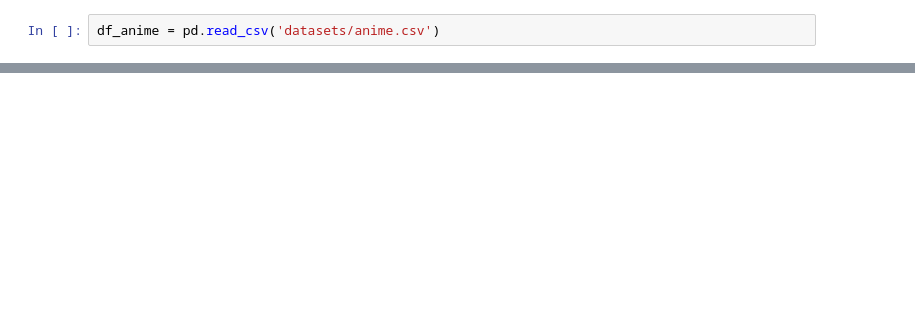
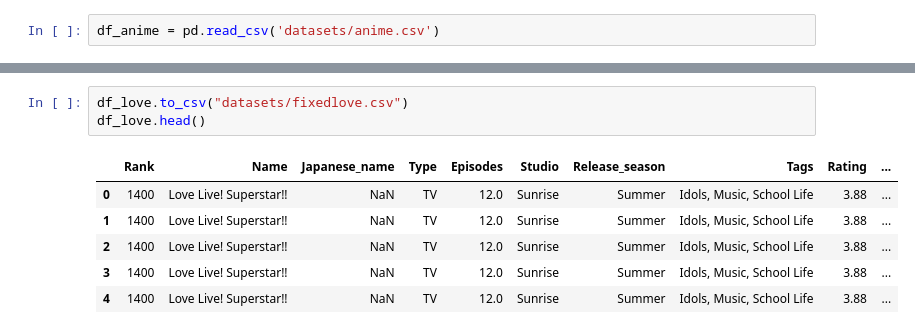
Before and after one commit to Igor-Kubota/Anime-Recommendation, a Jupyter notebook: anime_dataset.ipynb, the cells around one changed output, grey strips where cells are left out. Drawn from its saved outputs; the diff is of its cells as text; blank space fills up the shorter version.

```diff
--- a/anime_dataset.ipynb
+++ b/anime_dataset.ipynb
@@ -41,0 +126,10 @@ Name: Voice_actors, dtype: object
+# %%
+df_love.to_csv("datasets/fixedlove.csv")
+df_love.head()
+# %% [output]
+|  | Rank | Name | Japanese_name | Type | Episodes | Studio | Release_season | Tags | Rating | ... |
+| 0 | 1400 | Love Live! Superstar!! | NaN | TV | 12.0 | Sunrise | Summer | Idols, Music, School Life | 3.88 | ... |
+| 1 | 1400 | Love Live! Superstar!! | NaN | TV | 12.0 | Sunrise | Summer | Idols, Music, School Life | 3.88 | ... |
+| 2 | 1400 | Love Live! Superstar!! | NaN | TV | 12.0 | Sunrise | Summer | Idols, Music, School Life | 3.88 | ... |
+| 3 | 1400 | Love Live! Superstar!! | NaN | TV | 12.0 | Sunrise | Summer | Idols, Music, School Life | 3.88 | ... |
+| 4 | 1400 | Love Live! Superstar!! | NaN | TV | 12.0 | Sunrise | Summer | Idols, Music, School Life | 3.88 | ... |
```
Also changed, not shown: parts of 9 cells of this notebook, 1 other file.
